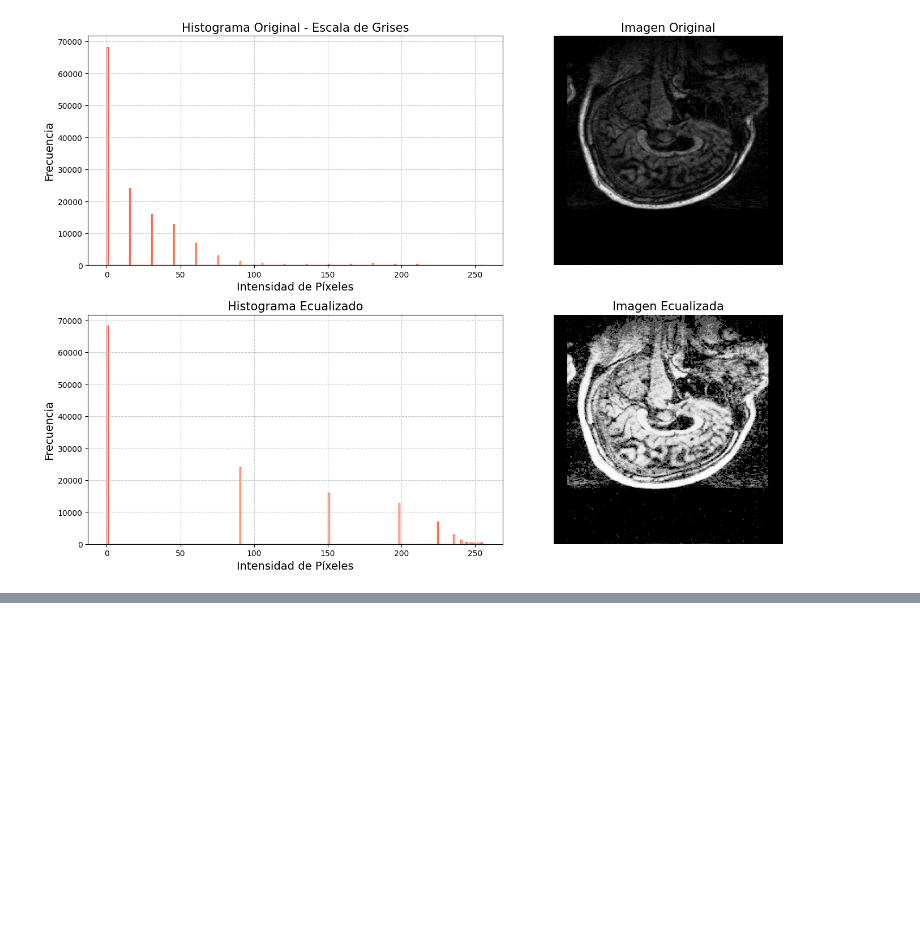
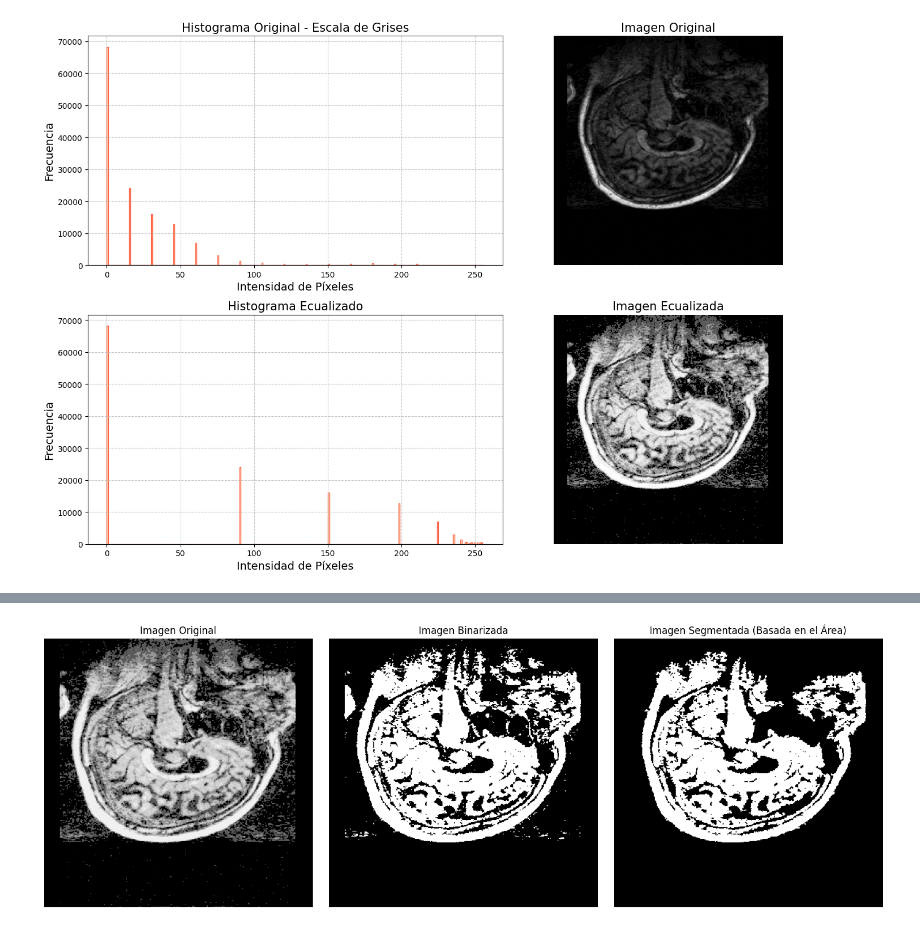
Before and after one commit to TTioTiago/ProcesamientoImagenes, a Jupyter notebook: Pruebas_Imagenes_MRI.ipynb, the cells around one changed output, grey strips where cells are left out. Cells and saved outputs as stored; diff of their text form; code cells hidden in the pictures; blank space fills up the shorter version.

Commit message:
Update Pruebas_Imagenes
Nuevas pruebas agregadas

```diff
--- a/Pruebas_Imagenes_MRI.ipynb
+++ b/Pruebas_Imagenes_MRI.ipynb
@@ -226,0 +128,67 @@ AttributeError: 'list' object has no attribute 'flatten'
+# %%
+import numpy as np
+import matplotlib.pyplot as plt
+from scipy import ndimage
+from skimage import measure
+from PIL import Image
+
+# Umbral para binarizar la imagen (según la intensidad)
+umbral = 128  # Ajusta este valor según sea necesario
+imagen_binaria = imagenGris > umbral
+
+# Etiquetado de componentes conectados
+etiquetas, num_regiones = ndimage.label(imagen_binaria)
+
+# Extraer las propiedades de las regiones etiquetadas
+propiedades = measure.regionprops(etiquetas)
+
+# Mostrar algunas propiedades de las regiones
+for i, region in enumerate(propiedades):
+    print(f"Región {i+1}:")
+    print(f" - Área: {region.area}")
+    print(f" - Perímetro: {region.perimeter}")
+    print(f" - Centroide: {region.centroid}")
+    print(f" - Bounding box: {region.bbox}")
+    print()
+
+# Crear una nueva imagen para la segmentación basada en las propiedades de las regiones
+# En este caso, solo vamos a mantener las regiones que tienen un área mayor que un umbral
+area_minima = 500  # Puedes ajustar este valor según el tamaño de las regiones
+imagen_segmentada = np.zeros_like(imagenGris)
+
+for region in propiedades:
+    if region.area >= area_minima:
+        # Mantener la región si el área es mayor que el umbral
+        for coords in region.coords:
+            imagen_segmentada[coords[0], coords[1]] = 255  # Pintar las regiones segmentadas de blanco
+
+# Mostrar la imagen original, binarizada y segmentada
+plt.figure(figsize=(15, 5))
+
+plt.subplot(1, 3, 1)
+plt.imshow(imagenGris, cmap='gray')
+plt.title("Imagen Original")
+plt.axis('off')
+
+plt.subplot(1, 3, 2)
+plt.imshow(imagen_binaria, cmap='gray')
+plt.title("Imagen Binarizada")
+plt.axis('off')
+
+plt.subplot(1, 3, 3)
+plt.imshow(imagen_segmentada, cmap='gray')
+plt.title("Imagen Segmentada (Basada en el Área)")
+plt.axis('off')
+
+plt.tight_layout()
+plt.show()
+
+# Convertir la imagen ecualizada a tipo uint8 (es necesario para guardar la imagen correctamente)
+imagen_uint8 = imagen_segmentada.astype(np.uint8)
+
+# Crear una imagen de PIL desde el array
+imagen_pil = Image.fromarray(imagen_uint8)
+
+# Guardar la imagen ecualizada en formato PNG o el formato que prefieras
+imagen_pil.save('/content/imagen_segmentada.png')
+# %% [output]
@@ -226,0 +212 @@ AttributeError: 'list' object has no attribute 'flatten'
+[figure, added]
```
Also changed, not shown: parts of 6 cells of this notebook.
